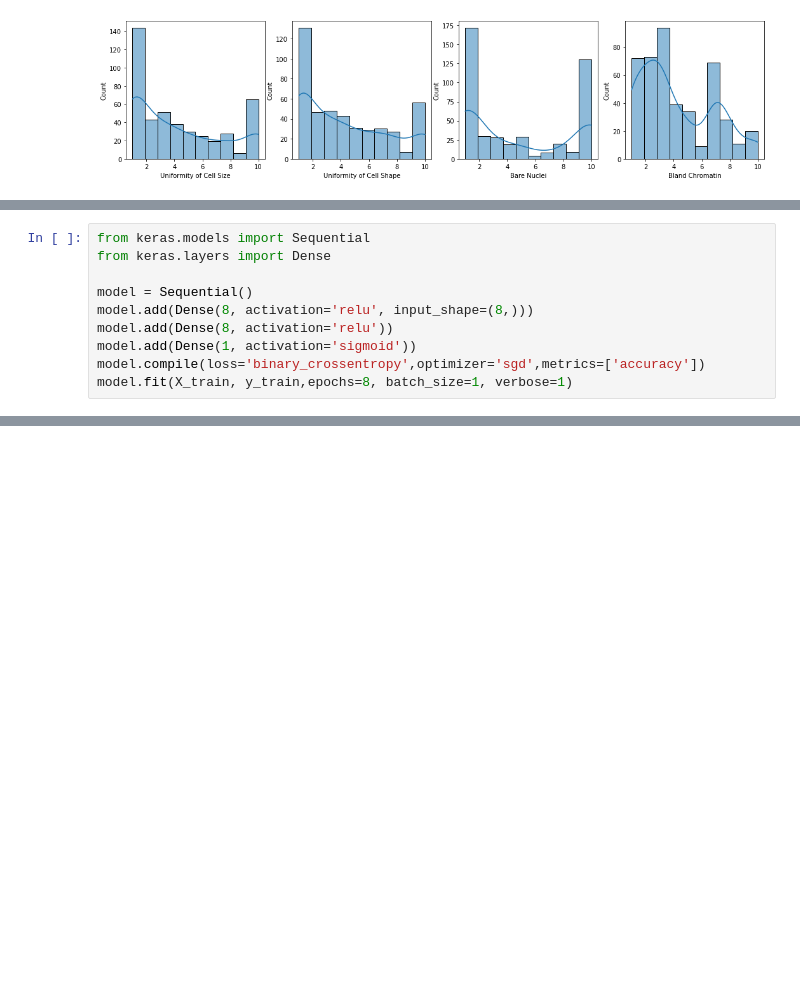
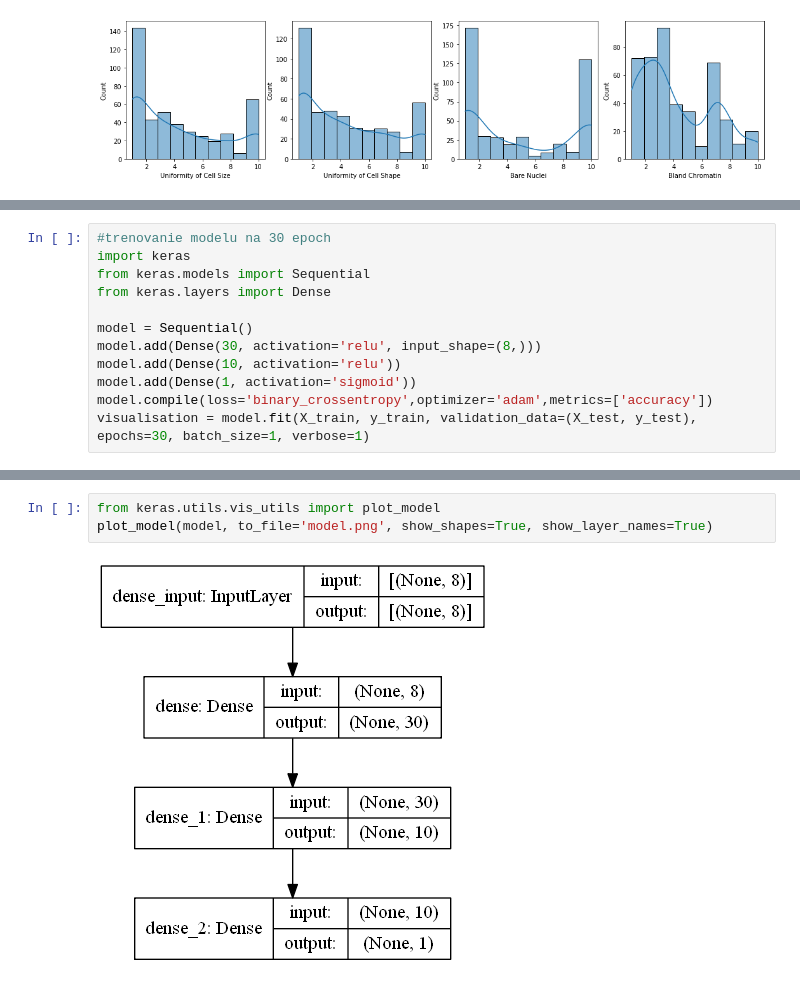
Before and after one commit to AMi-bot/Mikova_NS2021, a Jupyter notebook: mikova_ns2021.ipynb, the cells around one changed output, grey strips where cells are left out. Drawn from its saved outputs; the diff is of its cells as text; blank space fills up the shorter version.

Commit message:
zmena optimizeru, poctu epoch, vizualizacia presnosti, chyb a ns

```diff
--- a/mikova_ns2021.ipynb
+++ b/mikova_ns2021.ipynb
@@ -283,11 +302,13 @@ array([[ 1.23212306,  0.22029648,  0.22800596,  0.05596643,  0.02154655,
 # %%
+#trenovanie modelu na 30 epoch
+import keras
 from keras.models import Sequential
 from keras.layers import Dense
 
 model = Sequential()
-model.add(Dense(8, activation='relu', input_shape=(8,)))
-model.add(Dense(8, activation='relu'))
+model.add(Dense(30, activation='relu', input_shape=(8,)))
+model.add(Dense(10, activation='relu'))
 model.add(Dense(1, activation='sigmoid'))
-model.compile(loss='binary_crossentropy',optimizer='sgd',metrics=['accuracy'])
-model.fit(X_train, y_train,epochs=8, batch_size=1, verbose=1)
+model.compile(loss='binary_crossentropy',optimizer='adam',metrics=['accuracy'])
+visualisation = model.fit(X_train, y_train, validation_data=(X_test, y_test), epochs=30, batch_size=1, verbose=1)
 # %% [output]
@@ -322,0 +346,5 @@ accuracy:  91.11111164093018 %
+# %%
+from keras.utils.vis_utils import plot_model
+plot_model(model, to_file='model.png', show_shapes=True, show_layer_names=True)
+# %% [output]
+[figure, added]
```
Also changed, not shown: parts of 21 cells of this notebook.
